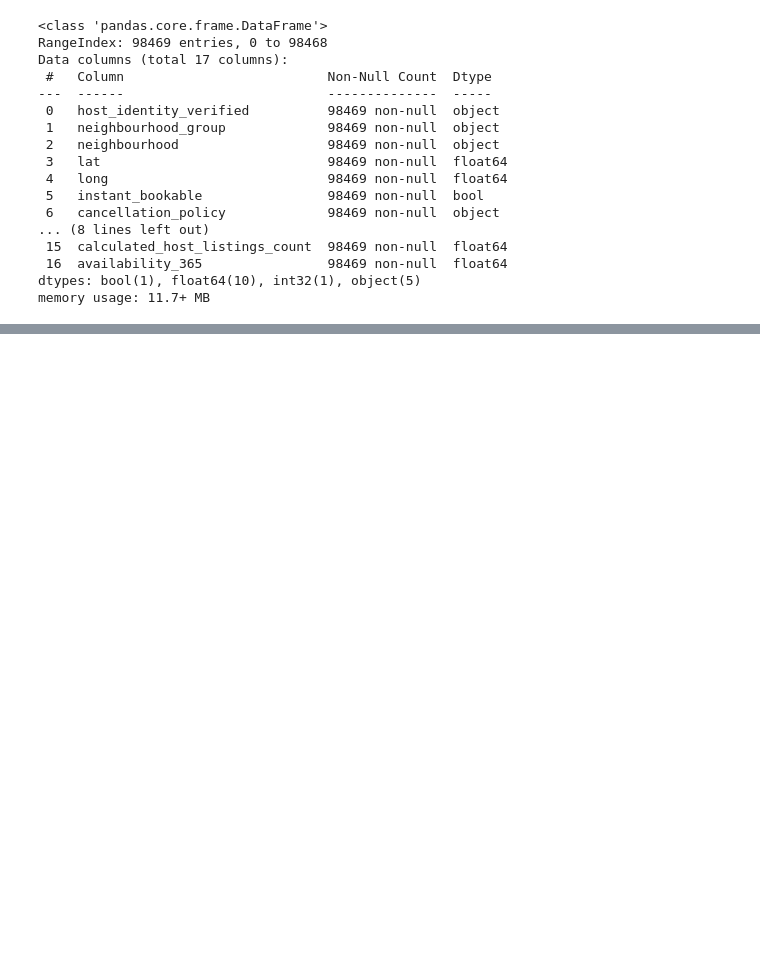
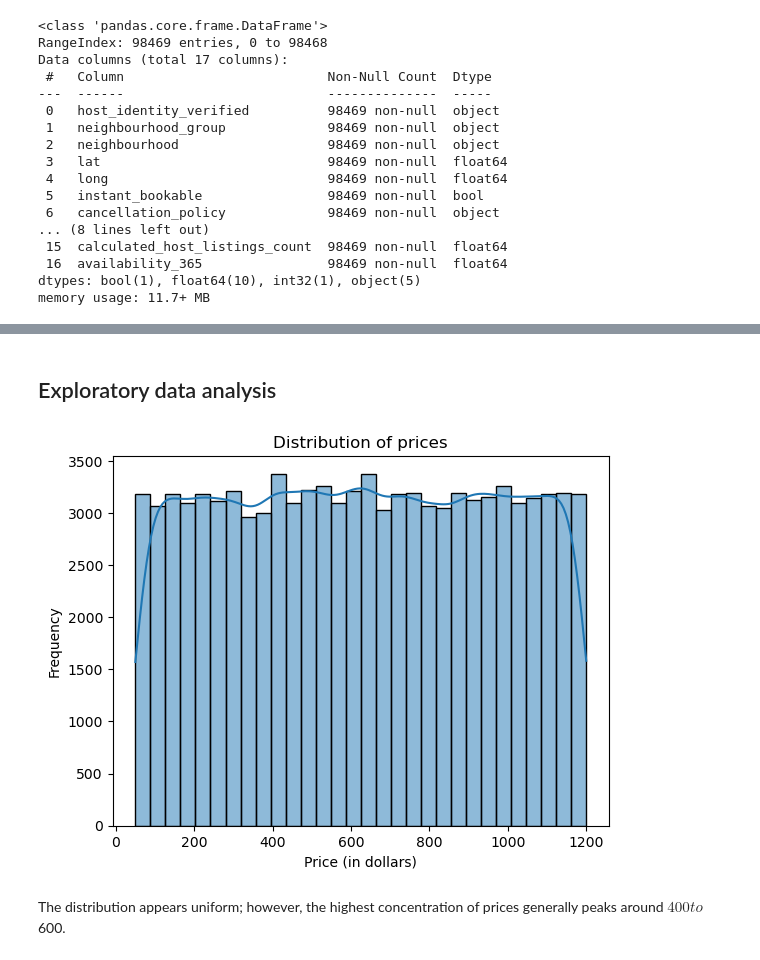
Before and after one commit to martharegina/airbnb_listings, a Jupyter notebook: airbnb_price_analysis.ipynb, the cells around one changed output, grey strips where cells are left out. Cells and saved outputs as stored; diff of their text form; code cells hidden in the pictures; blank space fills up the shorter version.

```diff
--- a/airbnb_price_analysis.ipynb
+++ b/airbnb_price_analysis.ipynb
@@ -237,0 +222,13 @@ data.describe()
+# %% [markdown]
+## Exploratory data analysis
+# %%
+# Let's start with the price column to understand the distribution of prices.
+sns.histplot(data['price'], bins=30, kde=True)
+plt.title('Distribution of prices')
+plt.xlabel('Price (in dollars)')
+plt.ylabel('Frequency')
+plt.show()
+# %% [output]
+[figure, added]
+# %% [markdown]
+The distribution appears uniform; however, the highest concentration of prices generally peaks around $400 to $600.
```
Also changed, not shown: parts of 9 cells of this notebook.
